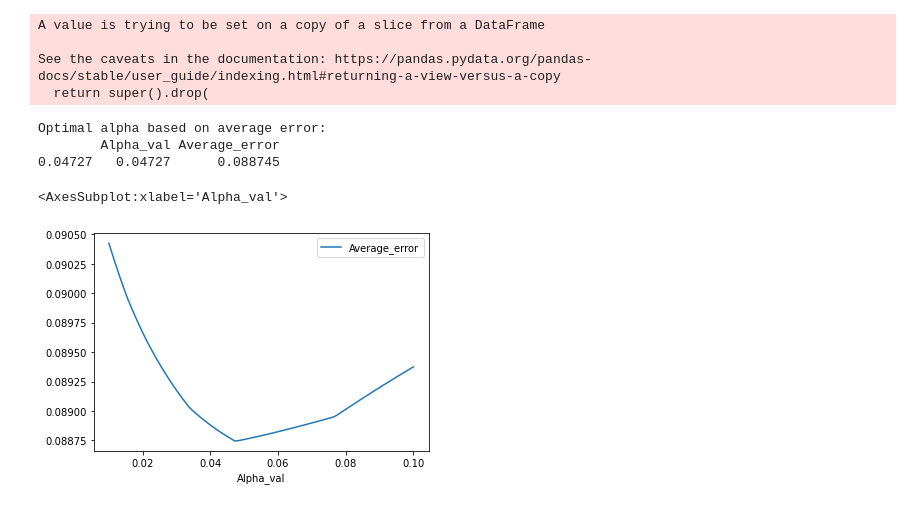
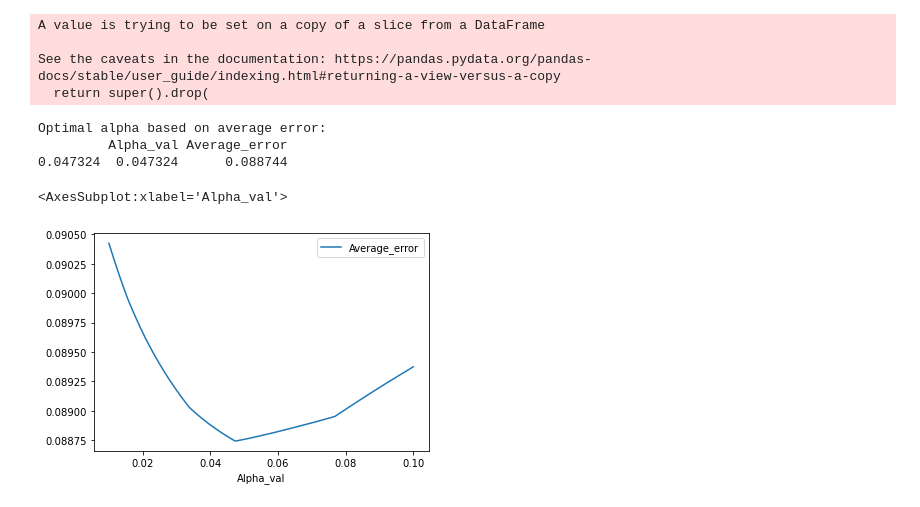
Before and after one commit to CalKat/COMP562-Final, a Jupyter notebook: RidgeRegressionModel.ipynb, the cells around one changed output. Drawn from its saved outputs; the diff is of its cells as text; code cells hidden in the pictures.

```diff
--- a/RidgeRegressionModel.ipynb
+++ b/RidgeRegressionModel.ipynb
@@ -185,22 +185,22 @@ def find_avg_error(prediction):
         avg += abs(prediction.iloc[i].latest_price-v)/(prediction.iloc[i].latest_price+v)
     avg = avg / 195
     return avg
-# %%
-## Naive way to function based on alpha
-indices = np.around(np.linspace(0.01,.1,100), 5)
-results = pd.DataFrame(columns = ['Alpha_val', 'Average_error'], index = indices)
-for x in indices:
-    prediction = ridge_test(ridge_fit(x))
-    results.loc[x] = [x, find_avg_error(prediction)]
-print("Optimal alpha based on average error: \n" + \
-      str(results.loc[results['Average_error'] == results['Average_error'].min()]))
-results.plot(x = 'Alpha_val', y='Average_error')
-# %% [output]
-Optimal alpha based on average error:
-        Alpha_val Average_error
-0.04727   0.04727      0.088745
-<AxesSubplot:xlabel='Alpha_val'>
-[figure, removed]
+# %%
+## Naive way to function based on alpha
+indices = np.around(np.linspace(0.01,.1,300), 8)
+results = pd.DataFrame(columns = ['Alpha_val', 'Average_error'], index = indices)
+for x in indices:
+    # set results entry to [alpha, avg error of model's predictions on test set]
+    results.loc[x] = [x, find_avg_error(ridge_test(ridge_fit(x)))]
+print("Optimal alpha based on average error: \n" + \
+      str(results.loc[results['Average_error'] == results['Average_error'].min()]))
+results.plot(x = 'Alpha_val', y='Average_error')
+# %% [output]
+Optimal alpha based on average error:
+         Alpha_val Average_error
+0.047324  0.047324      0.088744
+<AxesSubplot:xlabel='Alpha_val'>
+[figure, added]
 # %%
 ridge_reg_1 = linear_model.Ridge(alpha=0.04727) # our 'calculated' optimal alpha
 ridge_reg_2 = linear_model.RidgeCV(alphas=np.around(np.linspace(0.01,.1,100), 5))
```
Also changed, not shown: parts of 3 cells of this notebook.
